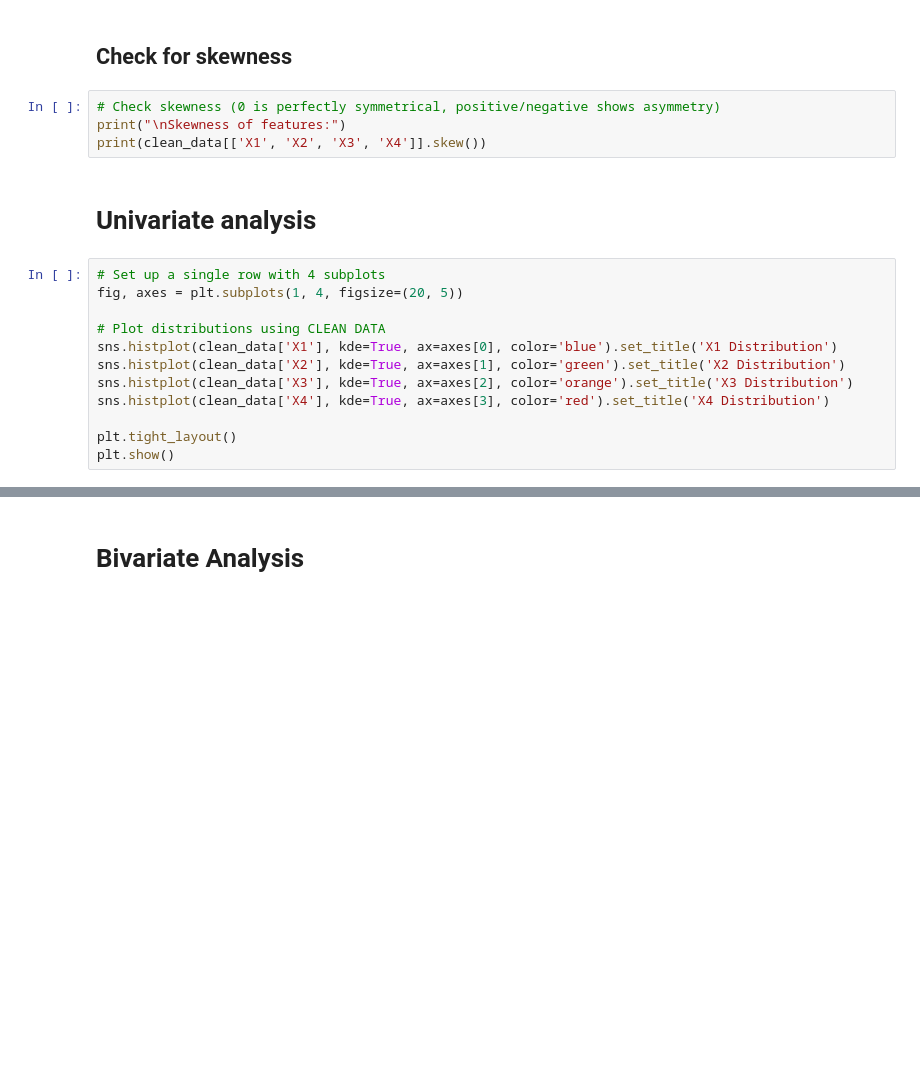
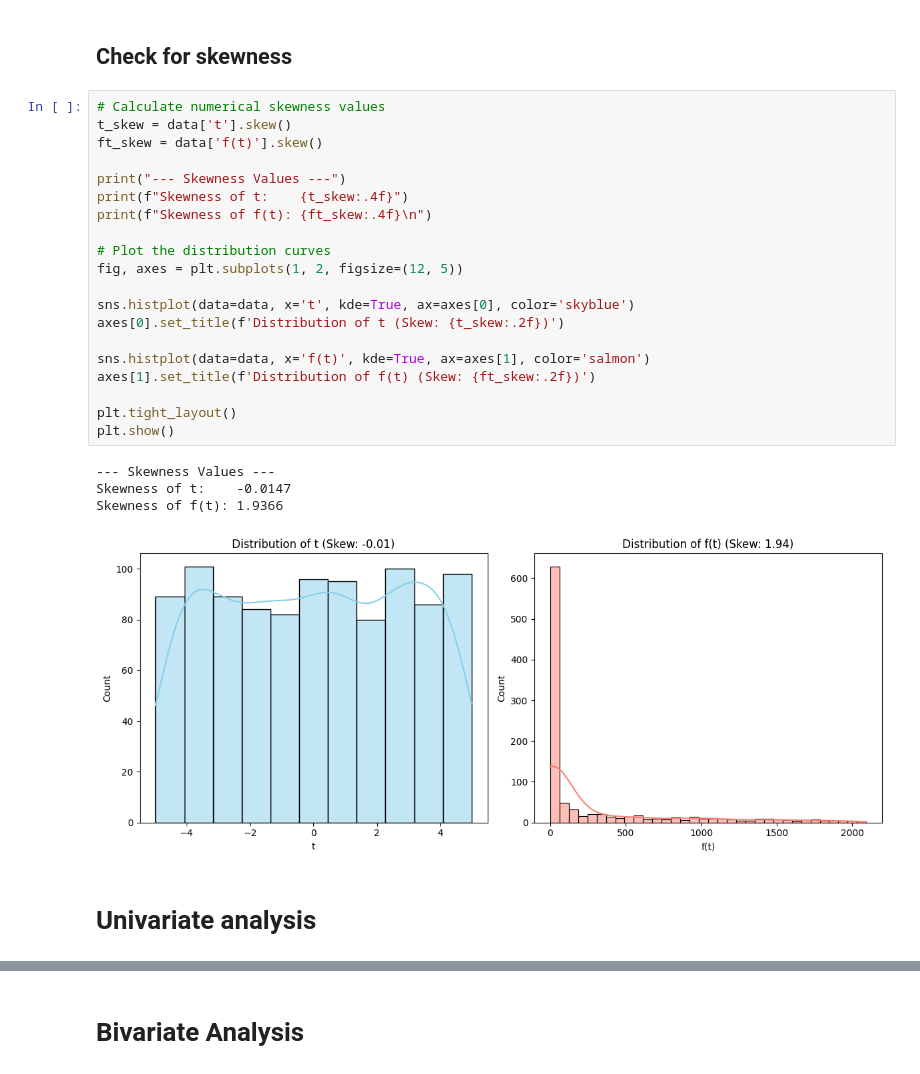
Before and after one commit to stacykeago/predictive-data-analytics, a Jupyter notebook: Q1136017_set_exercise_part2_.ipynb, the cells around one changed output, grey strips where cells are left out. Drawn from its saved outputs; the diff is of its cells as text; blank space fills up the shorter version.

```diff
--- a/Q1136017_set_exercise_part2_.ipynb
+++ b/Q1136017_set_exercise_part2_.ipynb
@@ -123,20 +155,29 @@ clean_data[['X1', 'X2', 'X3', 'X4']].describe()
 # %% [markdown]
 ## Check for skewness
-# %%
-# Check skewness (0 is perfectly symmetrical, positive/negative shows asymmetry)
-print("\nSkewness of features:")
-print(clean_data[['X1', 'X2', 'X3', 'X4']].skew())
+# %%
+# Calculate numerical skewness values
+t_skew = data['t'].skew()
+ft_skew = data['f(t)'].skew()
+
+print("--- Skewness Values ---")
+print(f"Skewness of t:    {t_skew:.4f}")
+print(f"Skewness of f(t): {ft_skew:.4f}\n")
+
+# Plot the distribution curves
+fig, axes = plt.subplots(1, 2, figsize=(12, 5))
+
+sns.histplot(data=data, x='t', kde=True, ax=axes[0], color='skyblue')
+axes[0].set_title(f'Distribution of t (Skew: {t_skew:.2f})')
+
+sns.histplot(data=data, x='f(t)', kde=True, ax=axes[1], color='salmon')
+axes[1].set_title(f'Distribution of f(t) (Skew: {ft_skew:.2f})')
+
+plt.tight_layout()
+plt.show()
+# %% [output]
+--- Skewness Values ---
+Skewness of t:    -0.0147
+Skewness of f(t): 1.9366
+[figure, added]
 # %% [markdown]
 # Univariate analysis
-# %%
-# Set up a single row with 4 subplots
-fig, axes = plt.subplots(1, 4, figsize=(20, 5))
-
-# Plot distributions using CLEAN DATA
-sns.histplot(clean_data['X1'], kde=True, ax=axes[0], color='blue').set_title('X1 Distribution')
-sns.histplot(clean_data['X2'], kde=True, ax=axes[1], color='green').set_title('X2 Distribution')
-sns.histplot(clean_data['X3'], kde=True, ax=axes[2], color='orange').set_title('X3 Distribution')
-sns.histplot(clean_data['X4'], kde=True, ax=axes[3], color='red').set_title('X4 Distribution')
-
-plt.tight_layout()
-plt.show()
```
Also changed, not shown: parts of 23 cells of this notebook.
